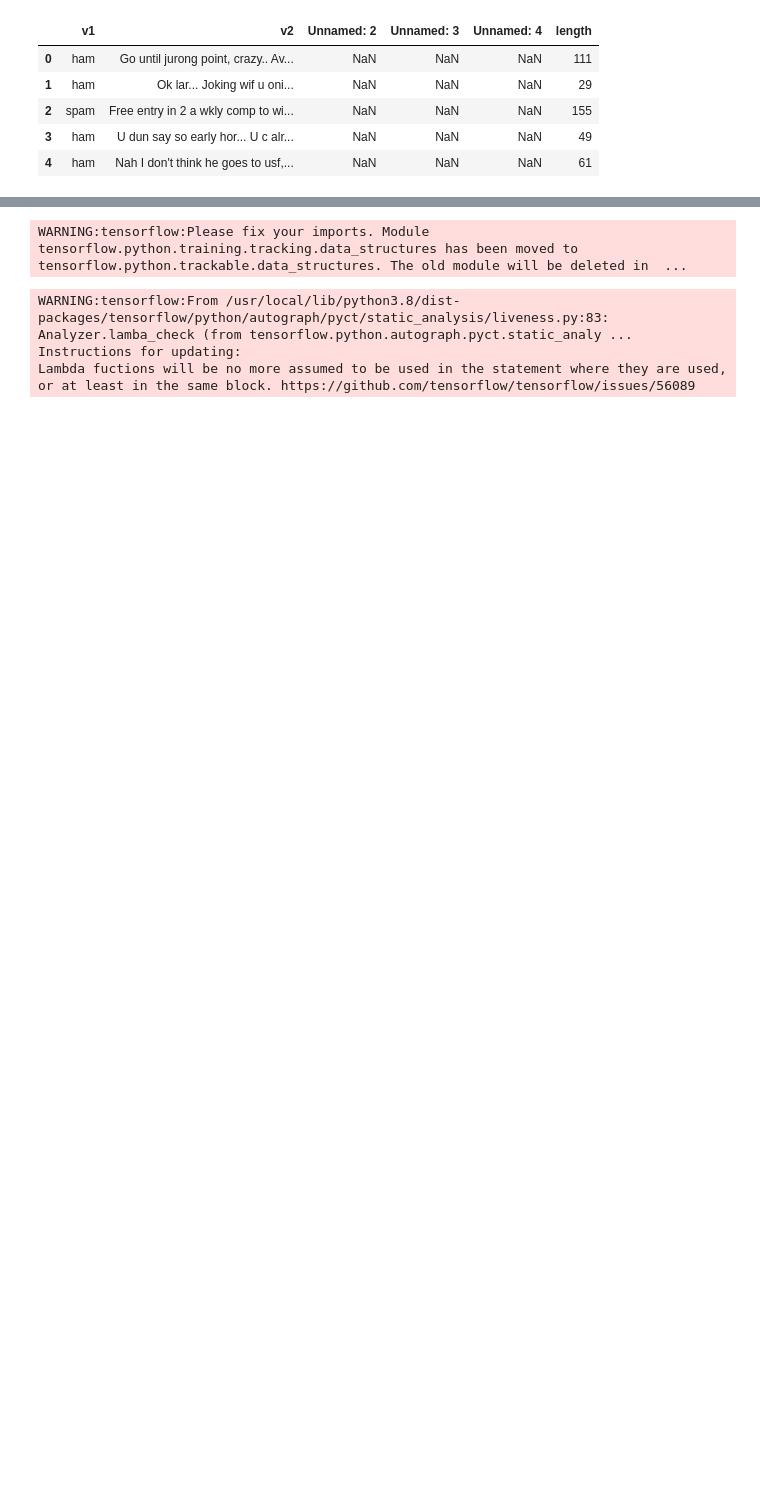
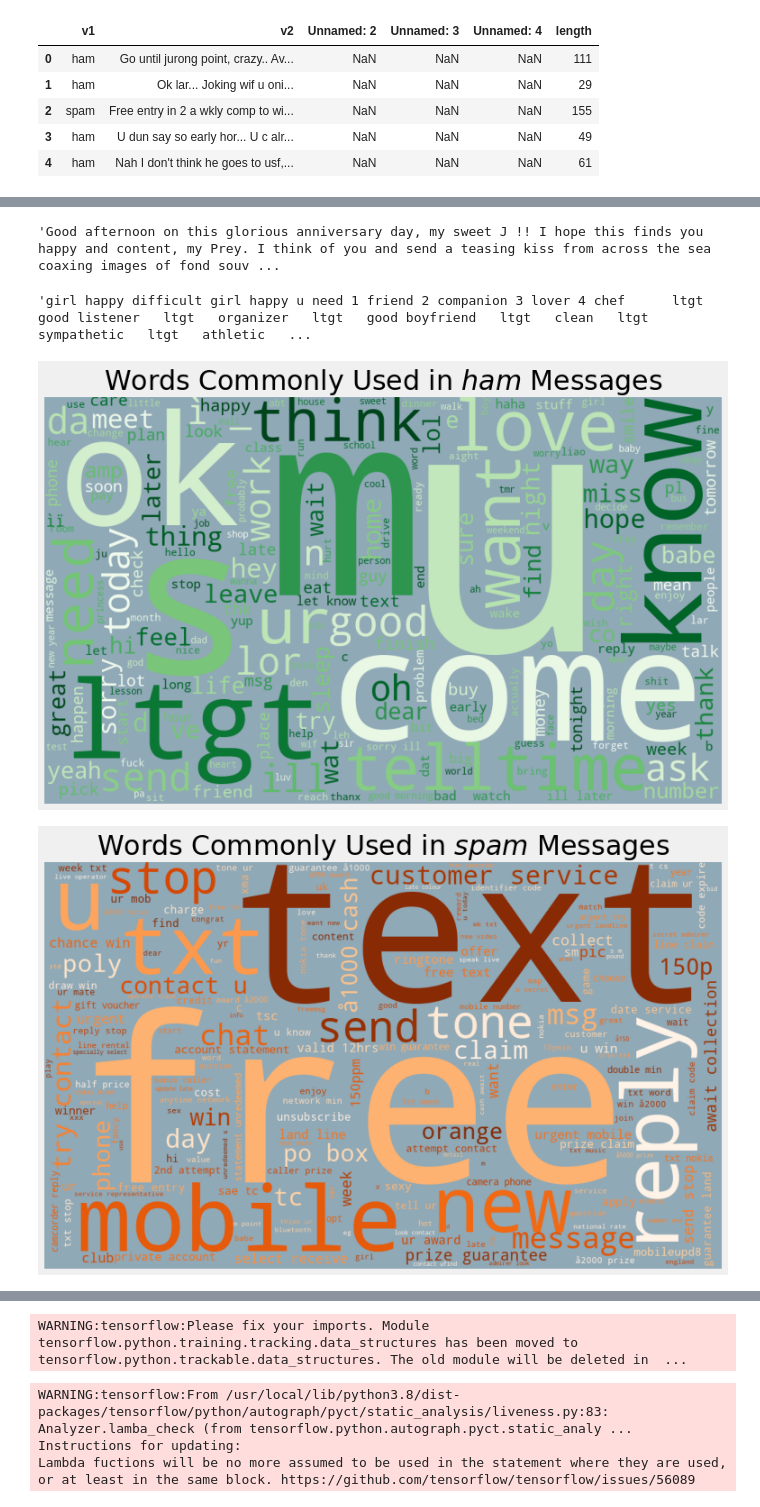
Before and after one commit to Swellisgood/fullstack-data-certification, a Jupyter notebook: BLOC_4_ATnT_spam_detector/atnt_spam_detector.ipynb, the cells around one changed output, grey strips where cells are left out. Drawn from its saved outputs; the diff is of its cells as text; code cells hidden in the pictures; blank space fills up the shorter version.

```diff
--- a/BLOC_4_ATnT_spam_detector/atnt_spam_detector.ipynb
+++ b/BLOC_4_ATnT_spam_detector/atnt_spam_detector.ipynb
@@ -84,0 +127,8 @@ You can now load the package via spacy.load('en_core_web_sm')
+# %%
+df[df.length == 224].message.iloc[0]
+# %% [output]
+'Good afternoon on this glorious anniversary day, my sweet J !! I hope this finds you happy and content, my Prey. I think of you and send a teasing kiss from across the sea coaxing images of fond souv ...
+# %%
+df[df.length_clean == 455].message_clean.iloc[0]
+# %% [output]
+'girl happy difficult girl happy u need 1 friend 2 companion 3 lover 4 chef      ltgt   good listener   ltgt   organizer   ltgt   good boyfriend   ltgt   clean   ltgt   sympathetic   ltgt   athletic   ...
@@ -84,0 +140,13 @@ You can now load the package via spacy.load('en_core_web_sm')
+# %%
+for label, cmap in zip(["ham", "spam"], ["Greens","Oranges"]):
+    text = df.query("label == @label")["message_clean"].str.cat(sep=" ")
+    plt.figure(figsize=(12, 8))
+    wc = WordCloud(width=1000, height=600, background_color="#90A9B7", colormap=cmap)
+    wc.generate_from_text(text)
+    plt.imshow(wc)
+    plt.axis("off")
+    plt.title(f"Words Commonly Used in ${label}$ Messages", size=30)
+    plt.show()
+# %% [output]
+[figure, added]
+[figure, added]
```
Also changed, not shown: parts of 42 cells of this notebook.
